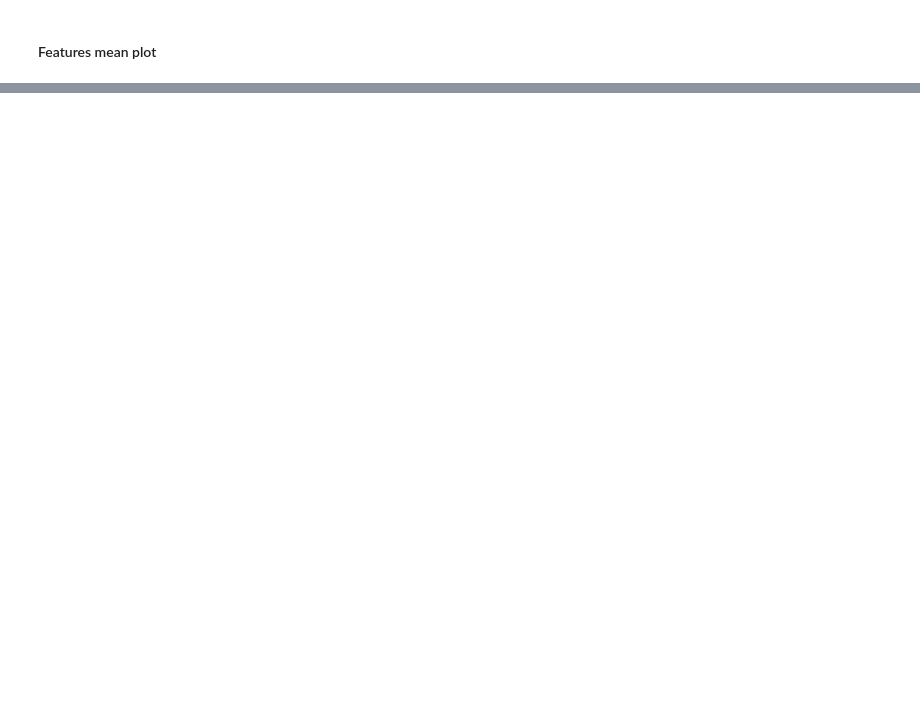
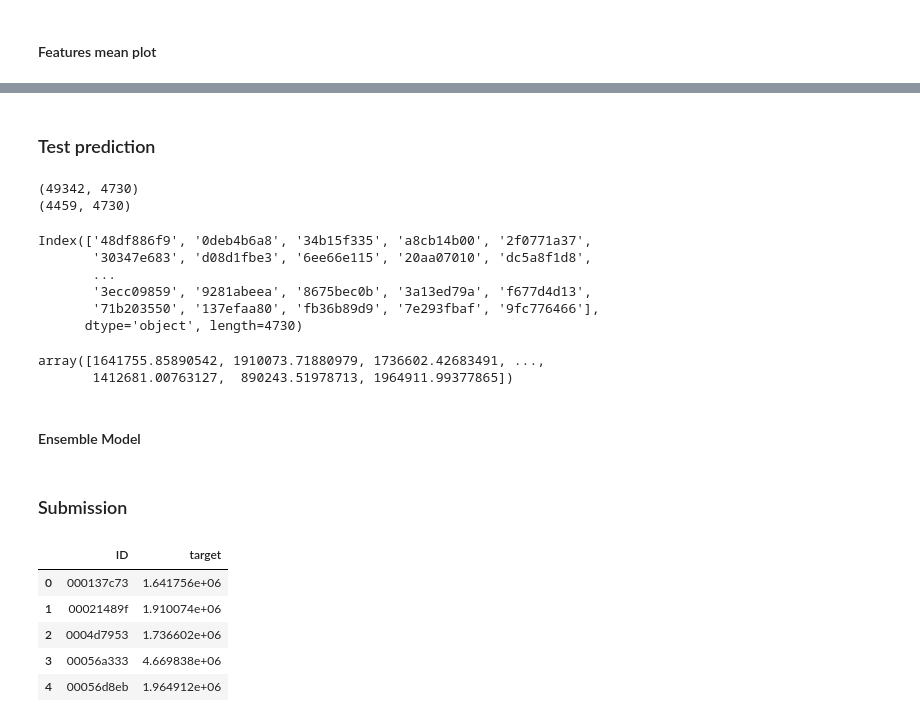
Before and after one commit to msahamed/santadar_price_prediction, a Jupyter notebook: src/price_prediction.ipynb, the cells around one changed output, grey strips where cells are left out. Drawn from its saved outputs; the diff is of its cells as text; code cells hidden in the pictures; blank space fills up the shorter version.

```diff
--- a/src/price_prediction.ipynb
+++ b/src/price_prediction.ipynb
@@ -149,0 +283,41 @@ plt.show()
+# %% [markdown]
+### Test prediction
+# %%
+print(dftest.shape)
+print(dftrain.shape)
+# %% [output]
+(49342, 4730)
+(4459, 4730)
+# %%
+dftest.columns
+# %% [output]
+Index(['48df886f9', '0deb4b6a8', '34b15f335', 'a8cb14b00', '2f0771a37',
+       '30347e683', 'd08d1fbe3', '6ee66e115', '20aa07010', 'dc5a8f1d8',
+       ...
+       '3ecc09859', '9281abeea', '8675bec0b', '3a13ed79a', 'f677d4d13',
+       '71b203550', '137efaa80', 'fb36b89d9', '7e293fbaf', '9fc776466'],
+      dtype='object', length=4730)
+# %%
+pred_test = np.expm1(model.predict(dftest, num_iteration= model.best_iteration))
+# %%
+pred_test
+# %% [output]
+array([1641755.85890542, 1910073.71880979, 1736602.42683491, ...,
+       1412681.00763127,  890243.51978713, 1964911.99377865])
+# %% [markdown]
+#### Ensemble Model
+# %% [markdown]
+### Submission
+# %%
+sub = pd.read_csv('../data/sample_submission.csv')
+# %%
+sub["target"] = pred_test
+# %%
+sub.head()
+# %% [output]
+|  | ID | target |
+| 0 | 000137c73 | 1.641756e+06 |
+| 1 | 00021489f | 1.910074e+06 |
+| 2 | 0004d7953 | 1.736602e+06 |
+| 3 | 00056a333 | 4.669838e+06 |
+| 4 | 00056d8eb | 1.964912e+06 |
```
Also changed, not shown: parts of 25 cells of this notebook.
